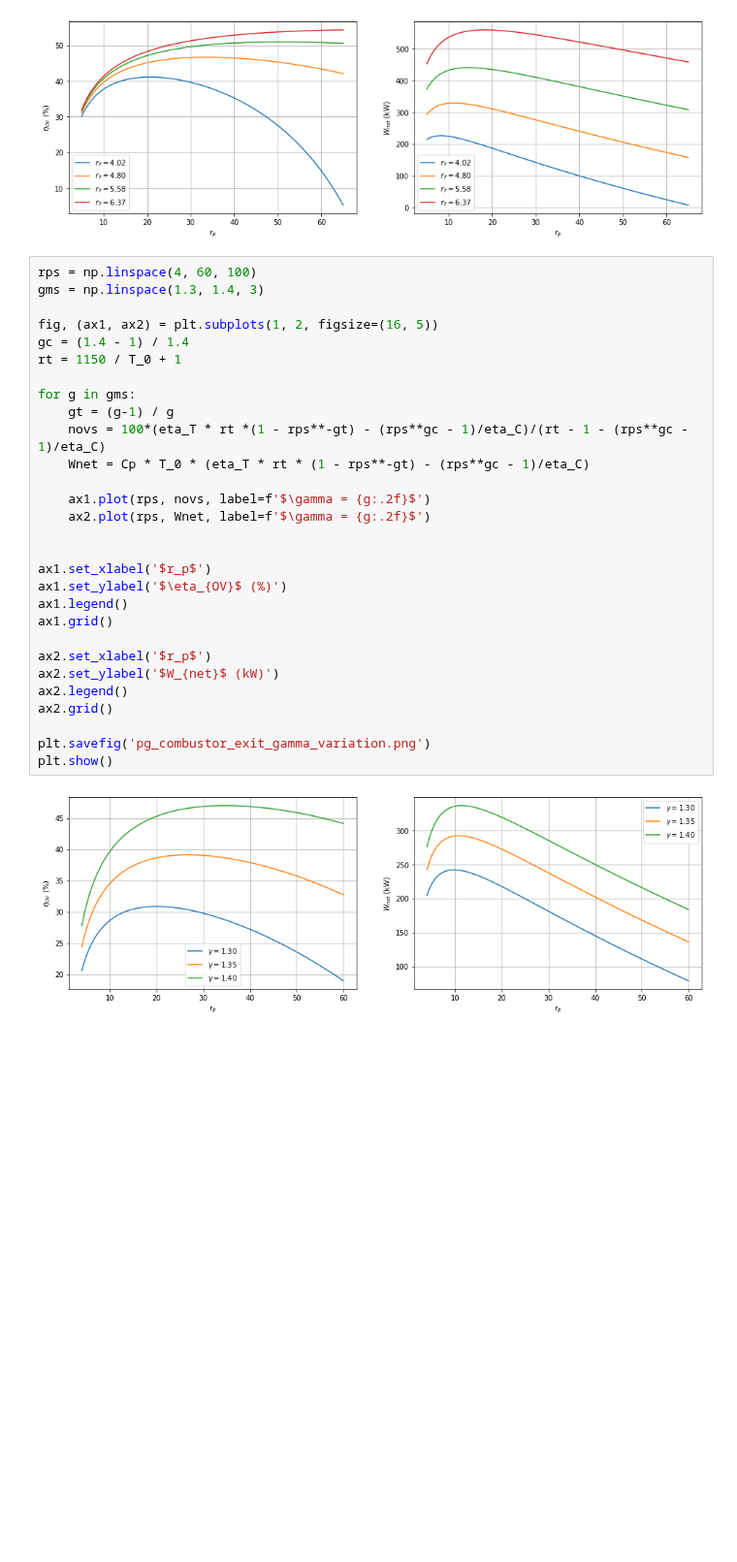
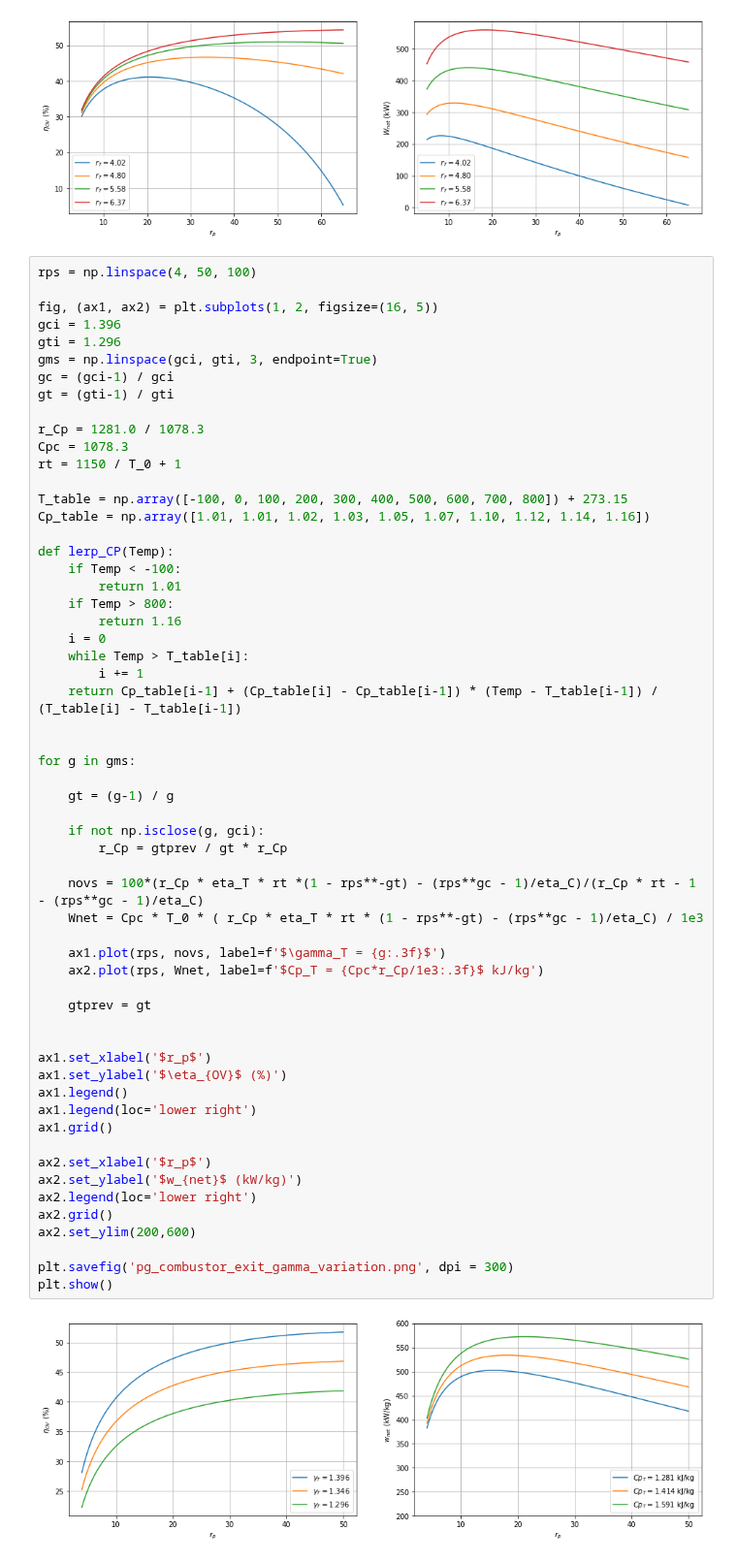
Before and after one commit to lpender3672/MEng-CW, a Jupyter notebook: IIA/3A5/graphs.ipynb, the cells around one changed output. Shown at 97% size. Drawn from its saved outputs; the diff is of its cells as text; blank space fills up the shorter version.

```diff
--- a/IIA/3A5/graphs.ipynb
+++ b/IIA/3A5/graphs.ipynb
@@ -39,36 +39,65 @@ plt.show()
 # %% [output]
 [figure]
 # %%
-rps = np.linspace(4, 60, 100)
-gms = np.linspace(1.3, 1.4, 3)
+rps = np.linspace(4, 50, 100)
 
 fig, (ax1, ax2) = plt.subplots(1, 2, figsize=(16, 5))
-gc = (1.4 - 1) / 1.4
+gci = 1.396
+gti = 1.296
+gms = np.linspace(gci, gti, 3, endpoint=True)
+gc = (gci-1) / gci
+gt = (gti-1) / gti
+
+r_Cp = 1281.0 / 1078.3
+Cpc = 1078.3
 rt = 1150 / T_0 + 1
 
+T_table = np.array([-100, 0, 100, 200, 300, 400, 500, 600, 700, 800]) + 273.15
+Cp_table = np.array([1.01, 1.01, 1.02, 1.03, 1.05, 1.07, 1.10, 1.12, 1.14, 1.16])
+
+def lerp_CP(Temp):
+    if Temp < -100:
+        return 1.01
+    if Temp > 800:
+        return 1.16
+    i = 0
+    while Temp > T_table[i]:
+        i += 1
+    return Cp_table[i-1] + (Cp_table[i] - Cp_table[i-1]) * (Temp - T_table[i-1]) / (T_table[i] - T_table[i-1])
+
+
 for g in gms:
+
     gt = (g-1) / g
-    novs = 100*(eta_T * rt *(1 - rps**-gt) - (rps**gc - 1)/eta_C)/(rt - 1 - (rps**gc - 1)/eta_C)
-    Wnet = Cp * T_0 * (eta_T * rt * (1 - rps**-gt) - (rps**gc - 1)/eta_C)
 
-    ax1.plot(rps, novs, label=f'$\gamma = {g:.2f}$')
-    ax2.plot(rps, Wnet, label=f'$\gamma = {g:.2f}$')
+    if not np.isclose(g, gci):
+        r_Cp = gtprev / gt * r_Cp
+
+    novs = 100*(r_Cp * eta_T * rt *(1 - rps**-gt) - (rps**gc - 1)/eta_C)/(r_Cp * rt - 1 - (rps**gc - 1)/eta_C)
+    Wnet = Cpc * T_0 * ( r_Cp * eta_T * rt * (1 - rps**-gt) - (rps**gc - 1)/eta_C) / 1e3
+
+    ax1.plot(rps, novs, label=f'$\gamma_T = {g:.3f}$')
+    ax2.plot(rps, Wnet, label=f'$Cp_T = {Cpc*r_Cp/1e3:.3f}$ kJ/kg')
+
+    gtprev = gt
 
 
 ax1.set_xlabel('$r_p$')
 ax1.set_ylabel('$\eta_{OV}$ (%)')
 ax1.legend()
+ax1.legend(loc='lower right')
 ax1.grid()
 
 ax2.set_xlabel('$r_p$')
-ax2.set_ylabel('$W_{net}$ (kW)')
-ax2.legend()
+ax2.set_ylabel('$w_{net}$ (kW/kg)')
+ax2.legend(loc='lower right')
 ax2.grid()
+ax2.set_ylim(200,600)
 
-plt.savefig('pg_combustor_exit_gamma_variation.png')
+plt.savefig('pg_combustor_exit_gamma_variation.png', dpi = 300)
 plt.show()
 # %% [output]
-[figure, old version]
+[figure, new version]
 # %%
 
 rt = (1150 + 273.15 ) / T_0
```
Also changed, not shown: parts of 1 cell of this notebook.
